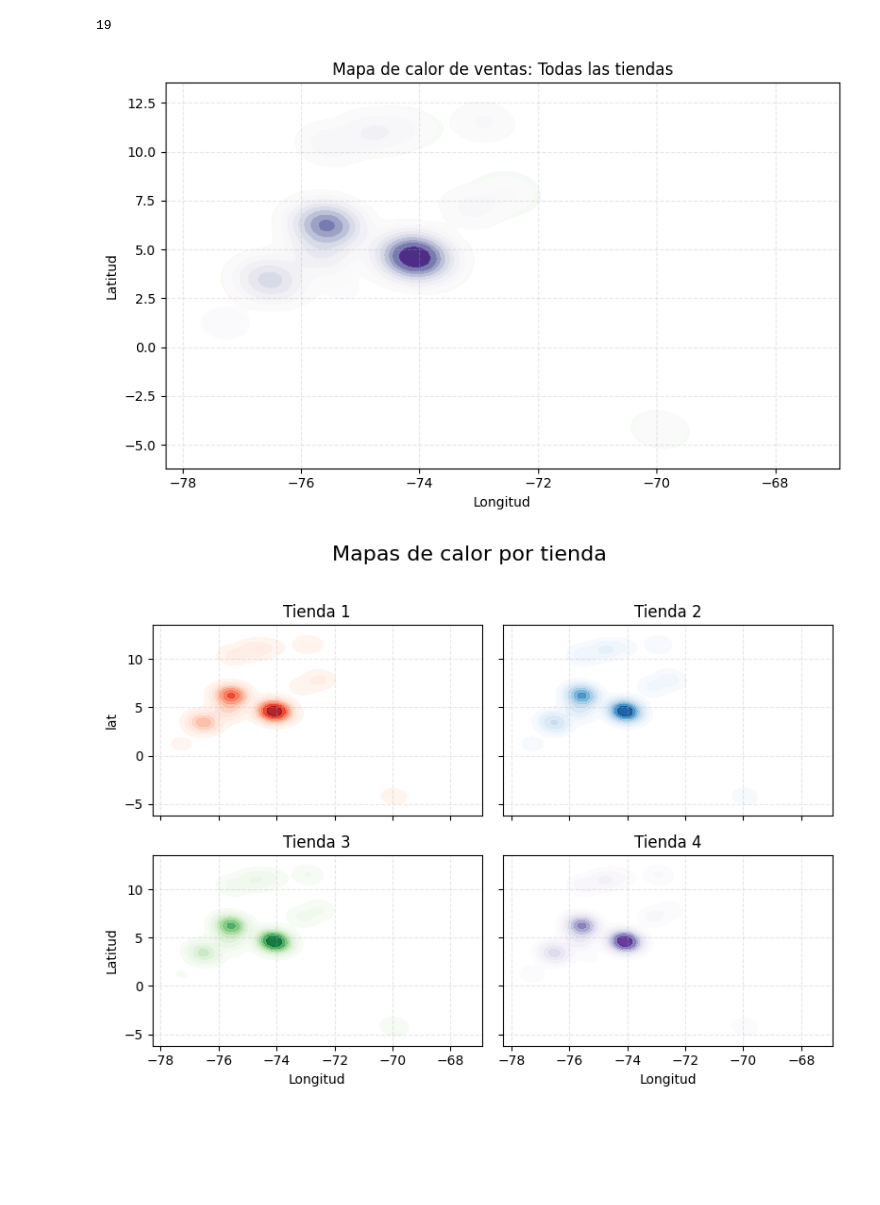
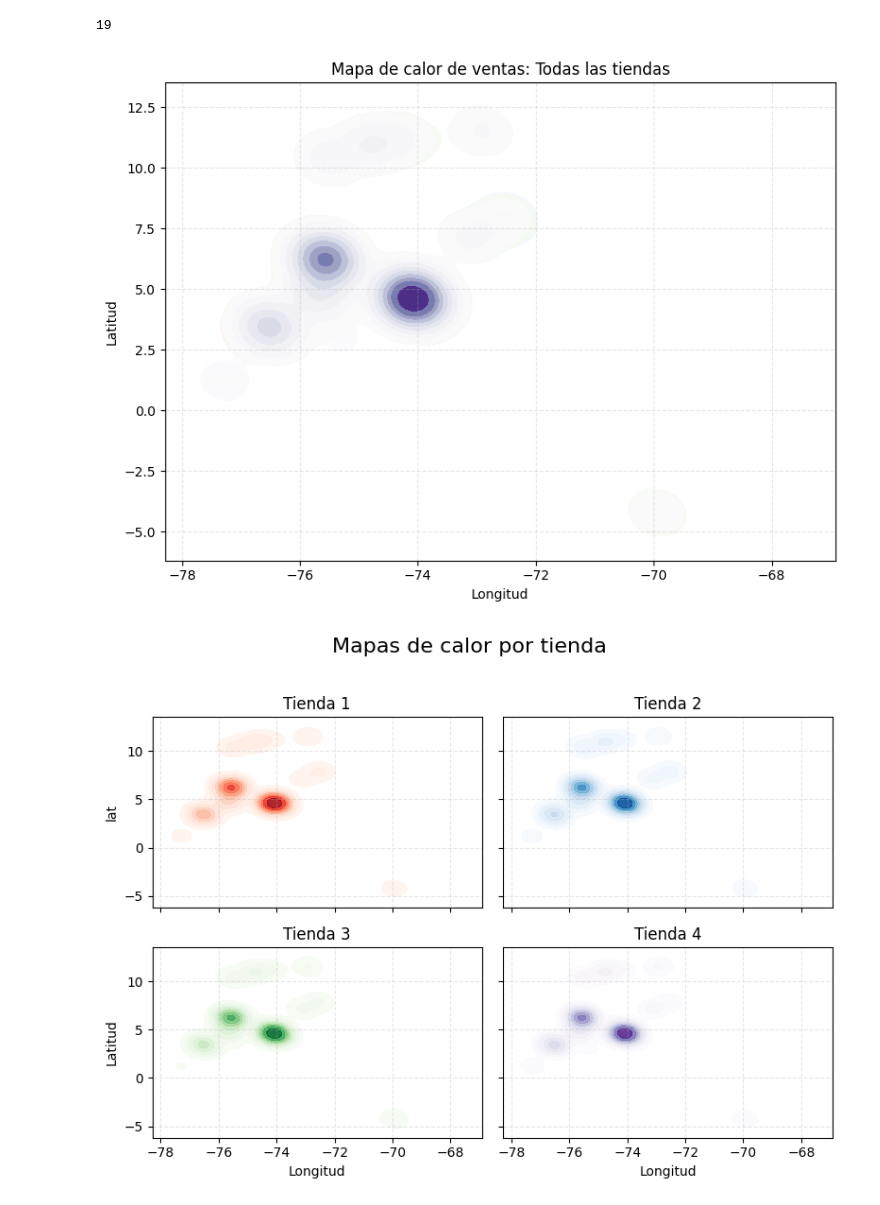
Before and after one commit to mickx79/challengedatascience1, a Jupyter notebook: AluraStoreLatam.ipynb, the cells around one changed output. Cells and saved outputs as stored; diff of their text form; code cells hidden in the pictures; blank space fills up the shorter version.

```diff
--- a/AluraStoreLatam.ipynb
+++ b/AluraStoreLatam.ipynb
@@ -330,18 +386,18 @@ len(tienda[['lat','lon']].value_counts())
 19
 # %%
 plt.style.use("default")
-plt.figure(figsize=(8, 5))
+plt.figure(figsize=(8, 6))
 sns.kdeplot(data=tienda, x="lon", y="lat", cmap="Reds", fill=True, alpha=0.9, label="Tienda 1")
 sns.kdeplot(data=tienda2, x="lon", y="lat", cmap="Blues", fill=True, alpha=0.9, label="Tienda 2")
 sns.kdeplot(data=tienda3, x="lon", y="lat", cmap="Greens", fill=True, alpha=0.9, label="Tienda 3")
 sns.kdeplot(data=tienda4, x="lon", y="lat", cmap="Purples", fill=True, alpha=0.9, label="Tienda 4")
 
 plt.title("Mapa de calor de ventas: Todas las tiendas")
 plt.xlabel("Longitud")
 plt.ylabel("Latitud")
 plt.grid(True, linestyle="--", alpha=0.3)
 plt.tight_layout()
 plt.show()
 # %% [output]
-[figure, old version]
+[figure, new version]
 # %%
```
Also changed, not shown: parts of 6 cells of this notebook.
